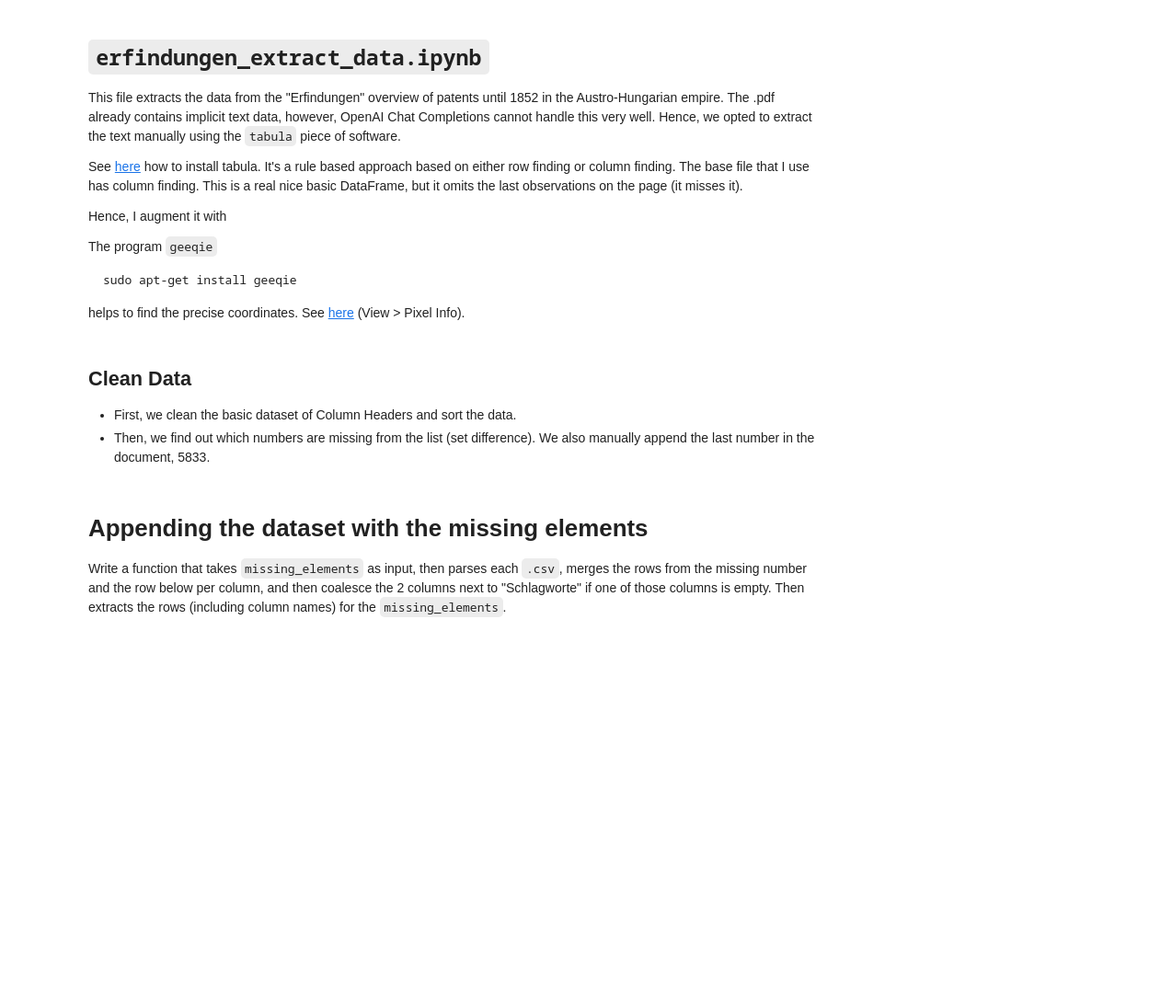
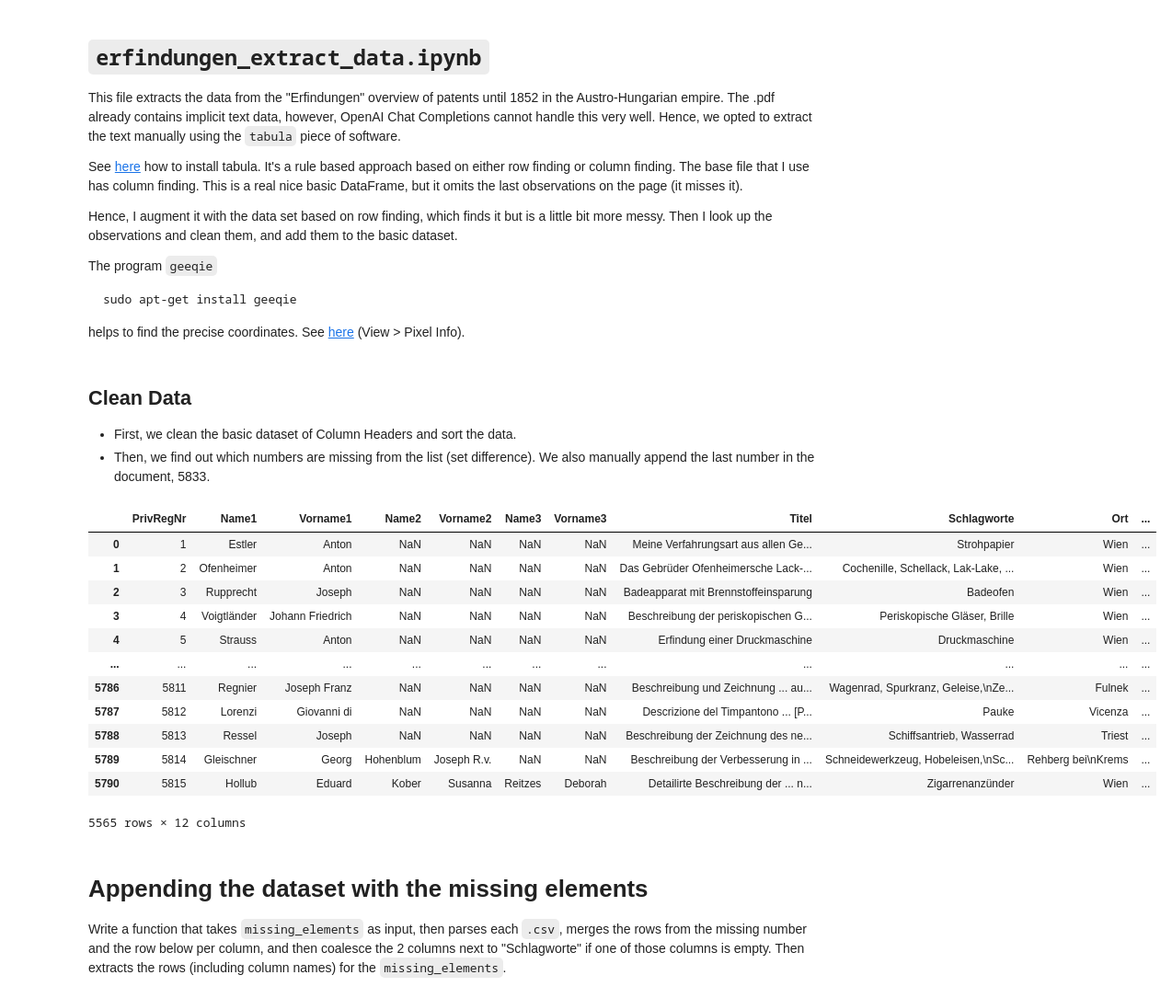
Before and after one commit to basm92/layout_parse, a Jupyter notebook: code/data_wrangling/erfindungen_extract_data.ipynb, the cells around one changed output. Shown: that part at 92% size. Cells and saved outputs as stored; diff of their text form; code cells hidden in the pictures; blank space fills up the shorter version.

Commit message:
add final erfindungen dataset

```diff
--- a/code/data_wrangling/erfindungen_extract_data.ipynb
+++ b/code/data_wrangling/erfindungen_extract_data.ipynb
@@ -5,7 +5,7 @@ This file extracts the data from the "Erfindungen" overview of patents until 185
 
 See [here](https://tabula.technology/) how to install tabula. It's a rule based approach based on either row finding or column finding. The base file that I use has column finding. This is a real nice basic DataFrame, but it omits the last observations on the page (it misses it).
 
-Hence, I augment it with
+Hence, I augment it with the data set based on row finding, which finds it but is a little bit more messy. Then I look up the observations and clean them, and add them to the basic dataset.
 
 The program `geeqie`
 
@@ -21,14 +21,30 @@ helps to find the precise coordinates. See [here](https://askubuntu.com/question
 # %%
 from pathlib import Path
 import pandas as pd
 import numpy as np
 
 data = (pd.read_csv("../../data/patent_data/interim_patent_data/tabula-erfindungsprivilegien_without_first_page_basic.csv").
     iloc[:, 1:13])
 
 data = data[data['PrivRegNr'] != "PrivRegNr"]
 data['PrivRegNr'] = pd.to_numeric(data['PrivRegNr'])
 data.sort_values('PrivRegNr', inplace=True)
+
+data
+# %% [output]
+|  | PrivRegNr | Name1 | Vorname1 | Name2 | Vorname2 | Name3 | Vorname3 | Titel | Schlagworte | Ort | ... |
+| 0 | 1 | Estler | Anton | NaN | NaN | NaN | NaN | Meine Verfahrungsart aus allen Ge... | Strohpapier | Wien | ... |
+| 1 | 2 | Ofenheimer | Anton | NaN | NaN | NaN | NaN | Das Gebrüder Ofenheimersche Lack-... | Cochenille, Schellack, Lak-Lake, ... | Wien | ... |
+| 2 | 3 | Rupprecht | Joseph | NaN | NaN | NaN | NaN | Badeapparat mit Brennstoffeinsparung | Badeofen | Wien | ... |
+| 3 | 4 | Voigtländer | Johann Friedrich | NaN | NaN | NaN | NaN | Beschreibung der periskopischen G... | Periskopische Gläser, Brille | Wien | ... |
+| 4 | 5 | Strauss | Anton | NaN | NaN | NaN | NaN | Erfindung einer Druckmaschine | Druckmaschine | Wien | ... |
+| ... | ... | ... | ... | ... | ... | ... | ... | ... | ... | ... | ... |
+| 5786 | 5811 | Regnier | Joseph Franz | NaN | NaN | NaN | NaN | Beschreibung und Zeichnung ... au... | Wagenrad, Spurkranz, Geleise,\nZe... | Fulnek | ... |
+| 5787 | 5812 | Lorenzi | Giovanni di | NaN | NaN | NaN | NaN | Descrizione del Timpantono ... [P... | Pauke | Vicenza | ... |
+| 5788 | 5813 | Ressel | Joseph | NaN | NaN | NaN | NaN | Beschreibung der Zeichnung des ne... | Schiffsantrieb, Wasserrad | Triest | ... |
+| 5789 | 5814 | Gleischner | Georg | Hohenblum | Joseph R.v. | NaN | NaN | Beschreibung der Verbesserung in ... | Schneidewerkzeug, Hobeleisen,\nSc... | Rehberg bei\nKrems | ... |
+| 5790 | 5815 | Hollub | Eduard | Kober | Susanna | Reitzes | Deborah | Detailirte Beschreibung der ... n... | Zigarrenanzünder | Wien | ... |
+5565 rows × 12 columns
 # %%
 present_elements = set(data['PrivRegNr'])
 all_elements = set([i for i in range(1, 5816)] + [5833])
```
Also changed, not shown: parts of 9 cells of this notebook, 1 other file.
